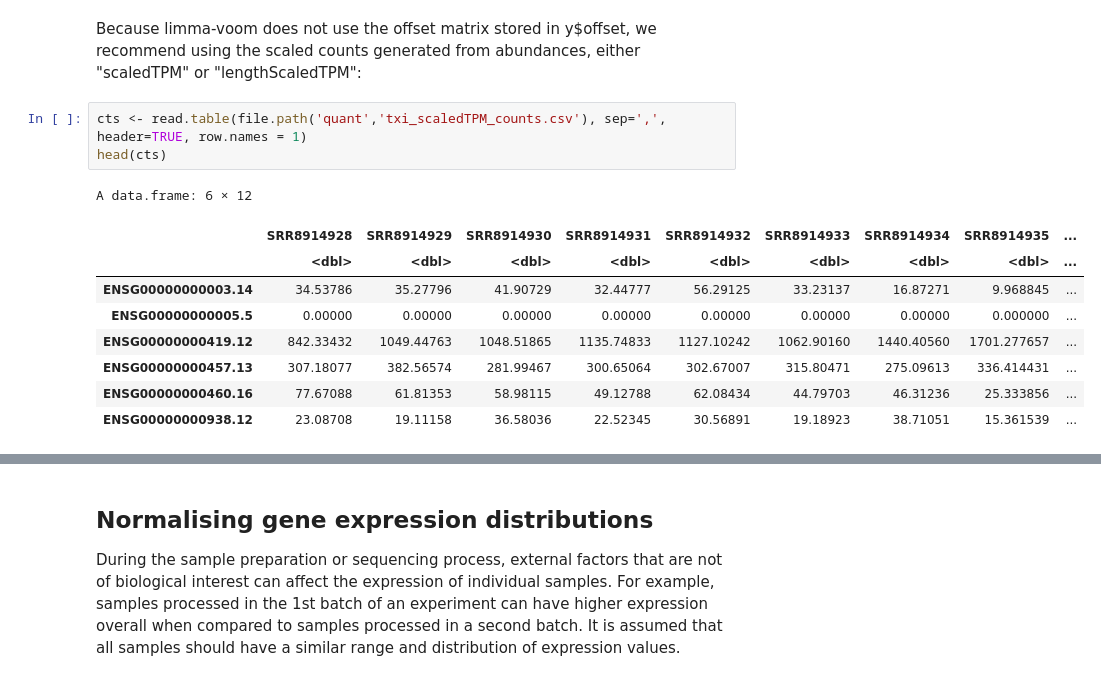
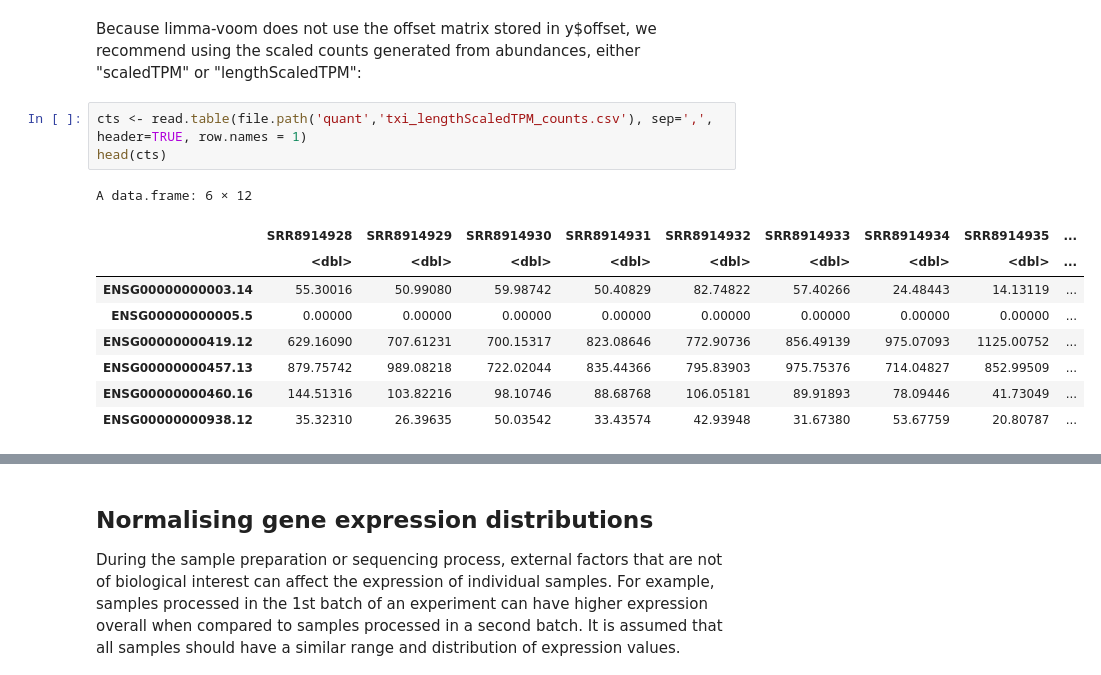
Before and after one commit to Jx-b/RNAseq, a Jupyter notebook: pipelines/limma-voom.ipynb, the cells around one changed output, grey strips where cells are left out. Saved outputs shown, nothing was run; the diff lists cells and outputs as text.

```diff
--- a/pipelines/limma-voom.ipynb
+++ b/pipelines/limma-voom.ipynb
@@ -43,15 +43,15 @@ A data.frame: 6 × 1
 # %% [markdown]
 Because limma-voom does not use the offset matrix stored in  y$offset, we recommend using the scaled counts generated from abundances, either "scaledTPM" or "lengthScaledTPM":
 # %%
-cts <- read.table(file.path('quant','txi_scaledTPM_counts.csv'), sep=',', header=TRUE, row.names = 1)
+cts <- read.table(file.path('quant','txi_lengthScaledTPM_counts.csv'), sep=',', header=TRUE, row.names = 1)
 head(cts)
 # %% [output]
 A data.frame: 6 × 12
 |  | SRR8914928 | SRR8914929 | SRR8914930 | SRR8914931 | SRR8914932 | SRR8914933 | SRR8914934 | SRR8914935 | ... |
 |  | <dbl> | <dbl> | <dbl> | <dbl> | <dbl> | <dbl> | <dbl> | <dbl> | ... |
-| ENSG00000000003.14 | 34.53786 | 35.27796 | 41.90729 | 32.44777 | 56.29125 | 33.23137 | 16.87271 | 9.968845 | ... |
-| ENSG00000000005.5 | 0.00000 | 0.00000 | 0.00000 | 0.00000 | 0.00000 | 0.00000 | 0.00000 | 0.000000 | ... |
-| ENSG00000000419.12 | 842.33432 | 1049.44763 | 1048.51865 | 1135.74833 | 1127.10242 | 1062.90160 | 1440.40560 | 1701.277657 | ... |
-| ENSG00000000457.13 | 307.18077 | 382.56574 | 281.99467 | 300.65064 | 302.67007 | 315.80471 | 275.09613 | 336.414431 | ... |
-| ENSG00000000460.16 | 77.67088 | 61.81353 | 58.98115 | 49.12788 | 62.08434 | 44.79703 | 46.31236 | 25.333856 | ... |
-| ENSG00000000938.12 | 23.08708 | 19.11158 | 36.58036 | 22.52345 | 30.56891 | 19.18923 | 38.71051 | 15.361539 | ... |
+| ENSG00000000003.14 | 55.30016 | 50.99080 | 59.98742 | 50.40829 | 82.74822 | 57.40266 | 24.48443 | 14.13119 | ... |
+| ENSG00000000005.5 | 0.00000 | 0.00000 | 0.00000 | 0.00000 | 0.00000 | 0.00000 | 0.00000 | 0.00000 | ... |
+| ENSG00000000419.12 | 629.16090 | 707.61231 | 700.15317 | 823.08646 | 772.90736 | 856.49139 | 975.07093 | 1125.00752 | ... |
+| ENSG00000000457.13 | 879.75742 | 989.08218 | 722.02044 | 835.44366 | 795.83903 | 975.75376 | 714.04827 | 852.99509 | ... |
+| ENSG00000000460.16 | 144.51316 | 103.82216 | 98.10746 | 88.68768 | 106.05181 | 89.91893 | 78.09446 | 41.73049 | ... |
+| ENSG00000000938.12 | 35.32310 | 26.39635 | 50.03542 | 33.43574 | 42.93948 | 31.67380 | 53.67759 | 20.80787 | ... |
```
Also changed, not shown: parts of 11 cells of this notebook, 1 other file.
